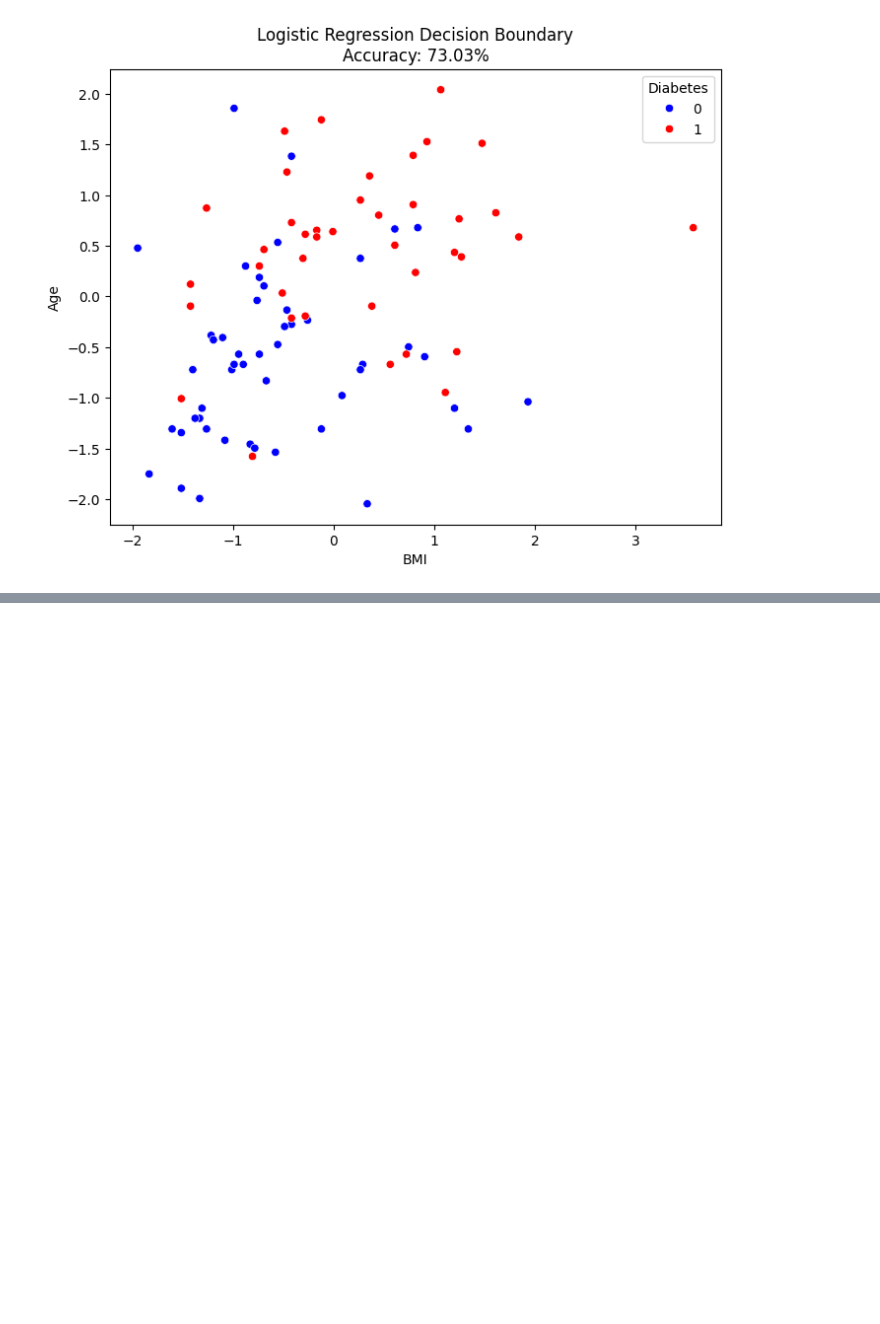
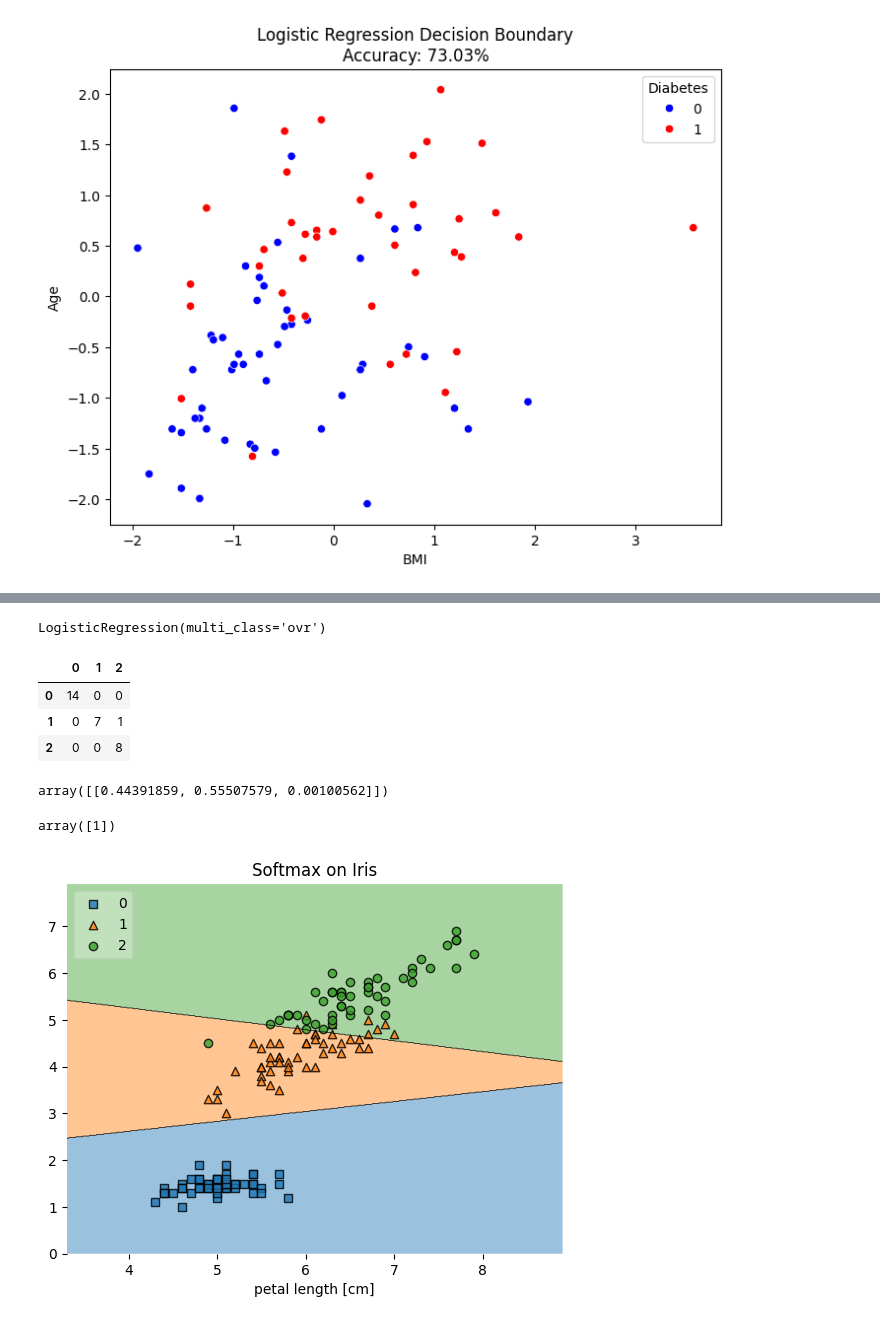
Before and after one commit to Danishdbu/ml1_Danish, a Jupyter notebook: logisticRegression.ipynb, the cells around one changed output, grey strips where cells are left out. Cells and saved outputs as stored; diff of their text form; code cells hidden in the pictures; blank space fills up the shorter version.

Commit message:
"multiclass classification using Logistic Regression"

```diff
--- a/logisticRegression.ipynb
+++ b/logisticRegression.ipynb
@@ -71,0 +108,11 @@ plt.show()
+# %%
+X = df.iloc[:,0:2]
+y = df.iloc[:,-1]
+# %%
+X_train,X_test,y_train,y_test = train_test_split(X,y,test_size=0.2,random_state=2)
+# %%
+clf = LogisticRegression(multi_class='ovr')
+# %%
+clf.fit(X_train,y_train)
+# %% [output]
+LogisticRegression(multi_class='ovr')
@@ -71,0 +121,30 @@ plt.show()
+# %%
+pd.DataFrame(confusion_matrix(y_test,y_pred))
+# %% [output]
+|  | 0 | 1 | 2 |
+| 0 | 14 | 0 | 0 |
+| 1 | 0 | 7 | 1 |
+| 2 | 0 | 0 | 8 |
+# %%
+# prediction
+query = np.array([[3.4,2.7]])
+clf.predict_proba(query)
+# %% [output]
+array([[0.44391859, 0.55507579, 0.00100562]])
+# %%
+clf.predict(query)
+# %% [output]
+array([1])
+# %%
+from mlxtend.plotting import plot_decision_regions
+
+plot_decision_regions(X.values, y.values, clf, legend=2)
+
+# Adding axes annotations
+plt.xlabel('sepal length [cm]')
+plt.xlabel('petal length [cm]')
+plt.title('Softmax on Iris')
+
+plt.show()
+# %% [output]
+[figure, added]
```
Also changed, not shown: parts of 18 cells of this notebook.
